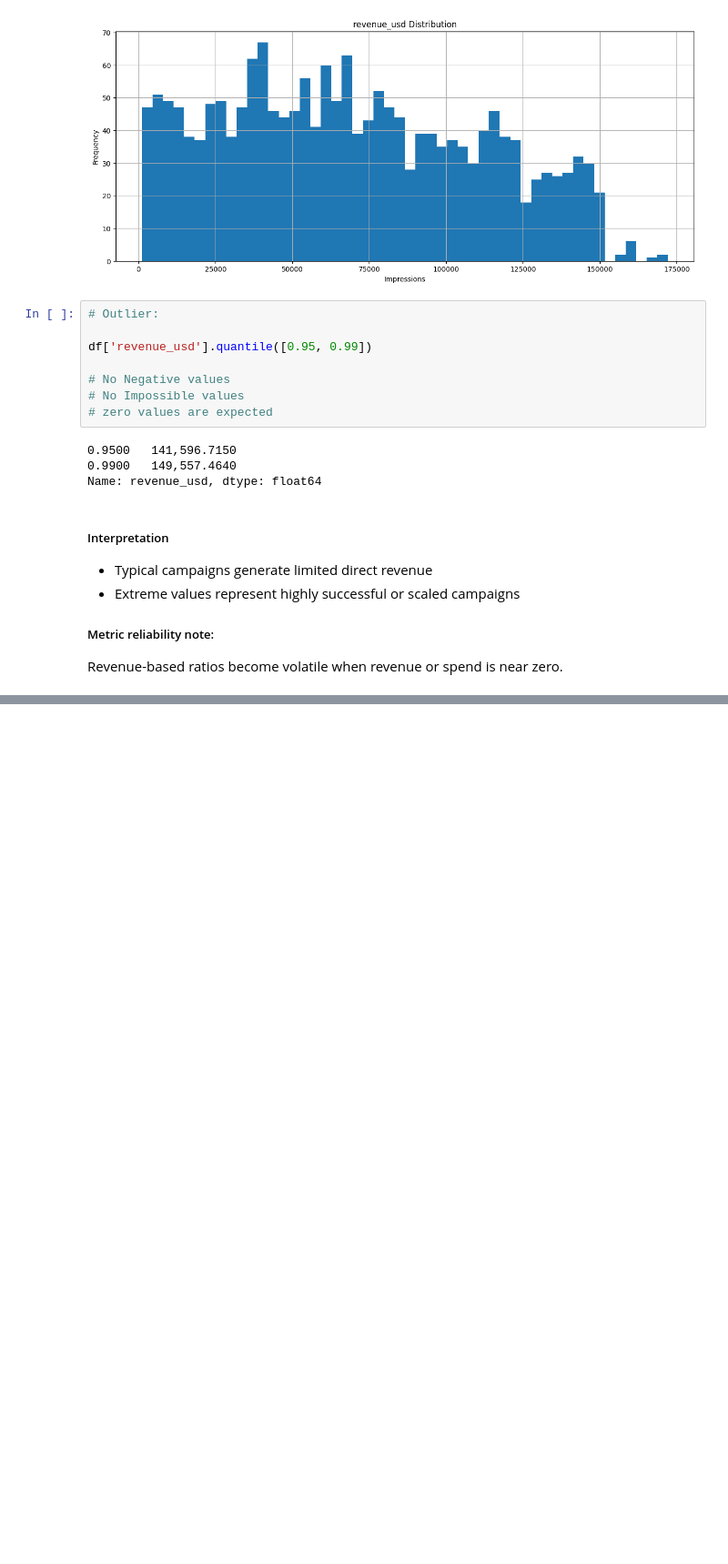
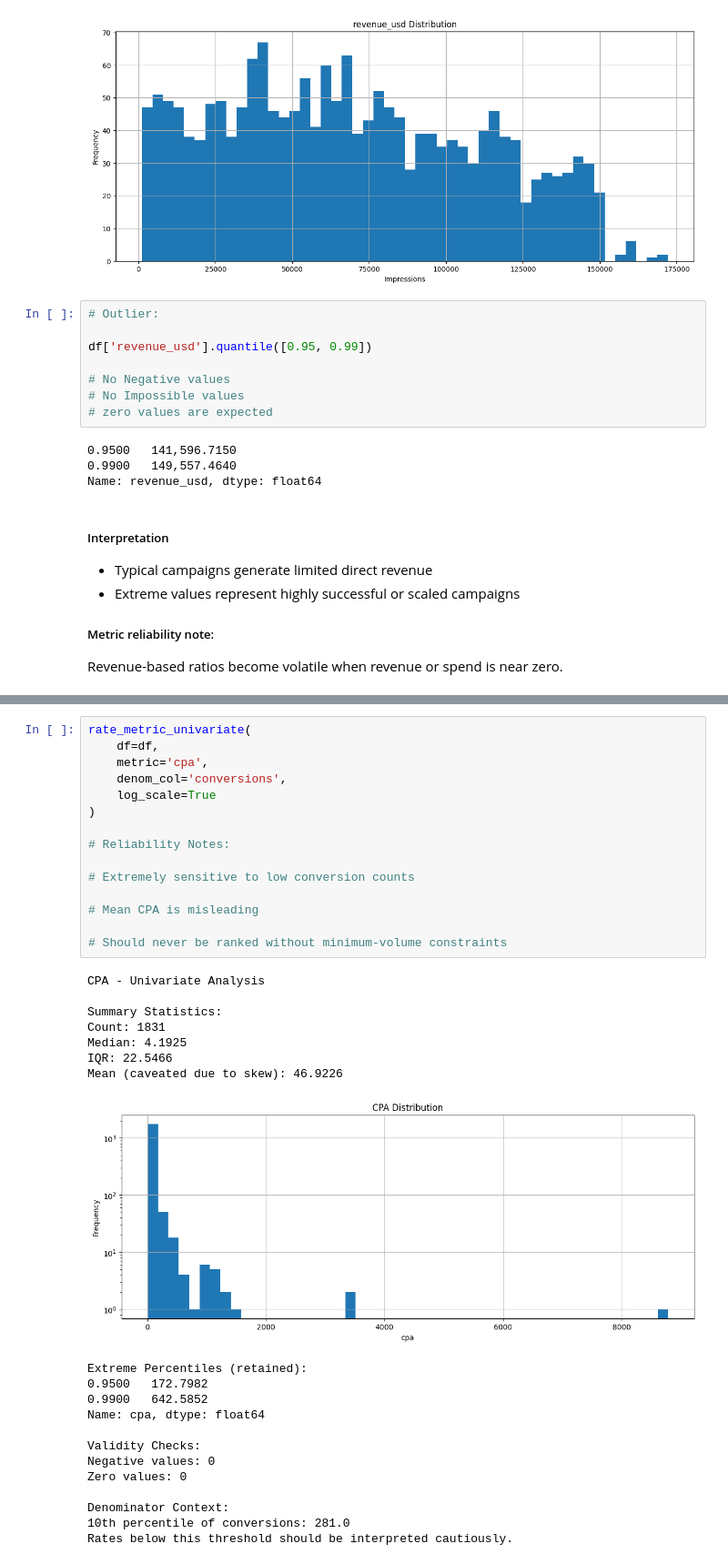
Before and after one commit to Playful-Cloud/Marketing_Campaign_Analysis_and_Optimization, a Jupyter notebook: notebooks/05_EDA.ipynb, the cells around one changed output, grey strips where cells are left out. Shown at 91% size. Cells and saved outputs as stored; diff of their text form; blank space fills up the shorter version.

```diff
--- a/notebooks/05_EDA.ipynb
+++ b/notebooks/05_EDA.ipynb
@@ -1305,0 +1677,36 @@ These metrics provide necessary exposure and scale context for interpreting down
+# %%
+rate_metric_univariate(
+    df=df,
+    metric='cpa',
+    denom_col='conversions',
+    log_scale=True
+)
+
+# Reliability Notes:
+
+# Extremely sensitive to low conversion counts
+
+# Mean CPA is misleading
+
+# Should never be ranked without minimum-volume constraints
+# %% [output]
+CPA - Univariate Analysis
+
+Summary Statistics:
+Count: 1831
+Median: 4.1925
+IQR: 22.5466
+Mean (caveated due to skew): 46.9226
+[figure, added]
+Extreme Percentiles (retained):
+0.9500   172.7982
+0.9900   642.5852
+Name: cpa, dtype: float64
+
+Validity Checks:
+Negative values: 0
+Zero values: 0
+
+Denominator Context:
+10th percentile of conversions: 281.0
+Rates below this threshold should be interpreted cautiously.
```
Also changed, not shown: parts of 26 cells of this notebook.
